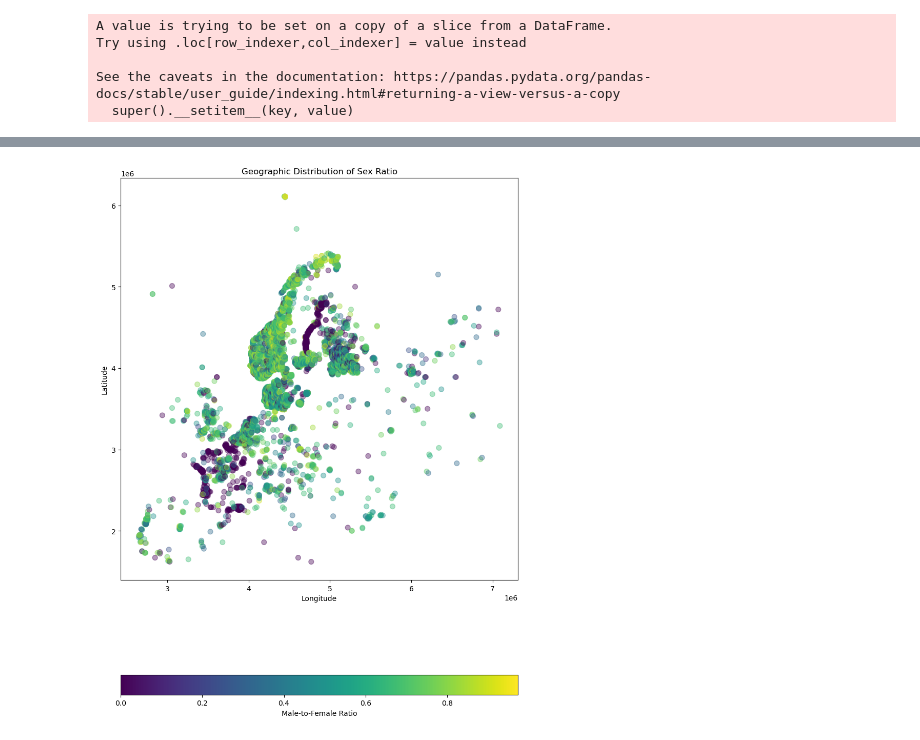
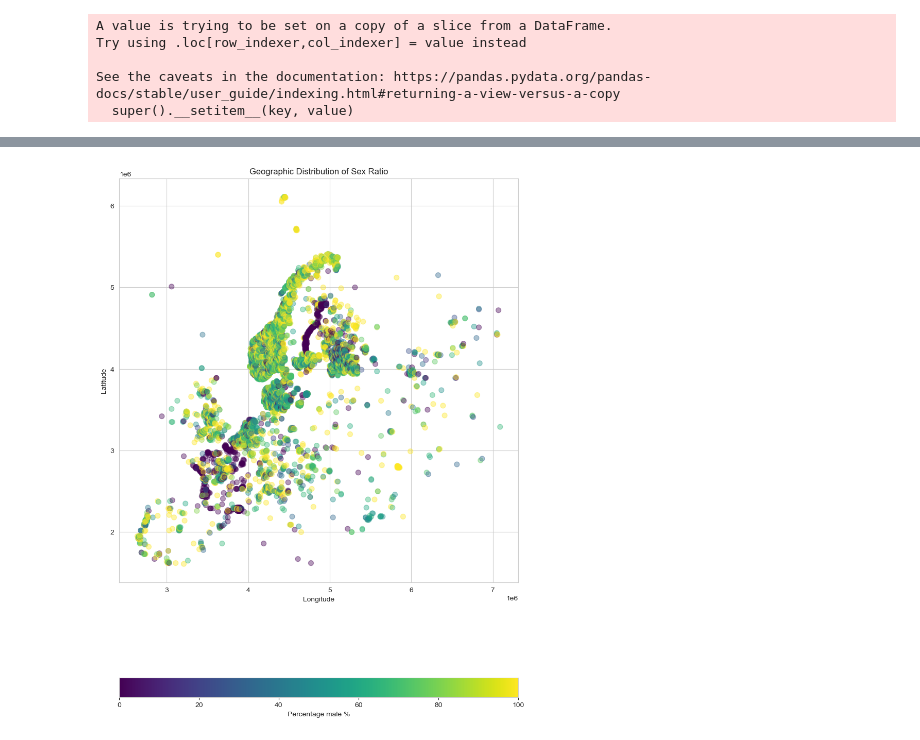
Before and after one commit to b-cubed-eu/hackathon-projects-2024, a Jupyter notebook: projects/12/ducksexcube.ipynb, the cells around one changed output, grey strips where cells are left out. Drawn from its saved outputs; the diff is of its cells as text; code cells hidden in the pictures.

```diff
--- a/projects/12/ducksexcube.ipynb
+++ b/projects/12/ducksexcube.ipynb
@@ -351,16 +355,18 @@ print(filtered_gdf.head(5))
+# %%
+fig, ax = plt.subplots(1, 1, figsize=(10, 16))
+
+# Plot using the 'sex_ratio' column to color the points
+filtered_gdf.plot(column='percentage_male', ax=ax, legend=True,
+         legend_kwds={'label': "Percentage male %", 'orientation': "horizontal"},
+         cmap='viridis', markersize=50, alpha=0.4)  # Adjust 'markersize' and 'alpha' as needed
+
+plt.title('Geographic Distribution of Sex Ratio')
+plt.xlabel('Longitude')
+plt.ylabel('Latitude')
+plt.show()
+# %% [output]
+[figure, added]
 # %%
-fig, ax = plt.subplots(1, 1, figsize=(10, 16))
-
-# Plot using the 'sex_ratio' column to color the points
-filtered_gdf.plot(column='male_to_female_ratio', ax=ax, legend=True,
-         legend_kwds={'label': "Male-to-Female Ratio", 'orientation': "horizontal"},
-         cmap='viridis', markersize=50, alpha=0.4)  # Adjust 'markersize' and 'alpha' as needed
-
-plt.title('Geographic Distribution of Sex Ratio')
-plt.xlabel('Longitude')
-plt.ylabel('Latitude')
-plt.show()
+point_filtered_gdf = filtered_gdf.copy()
-# %% [output]
-[figure, removed]
 # %%
 # Drop NaN values from your dataset
```
Also changed, not shown: parts of 24 cells of this notebook, 5 other files.
